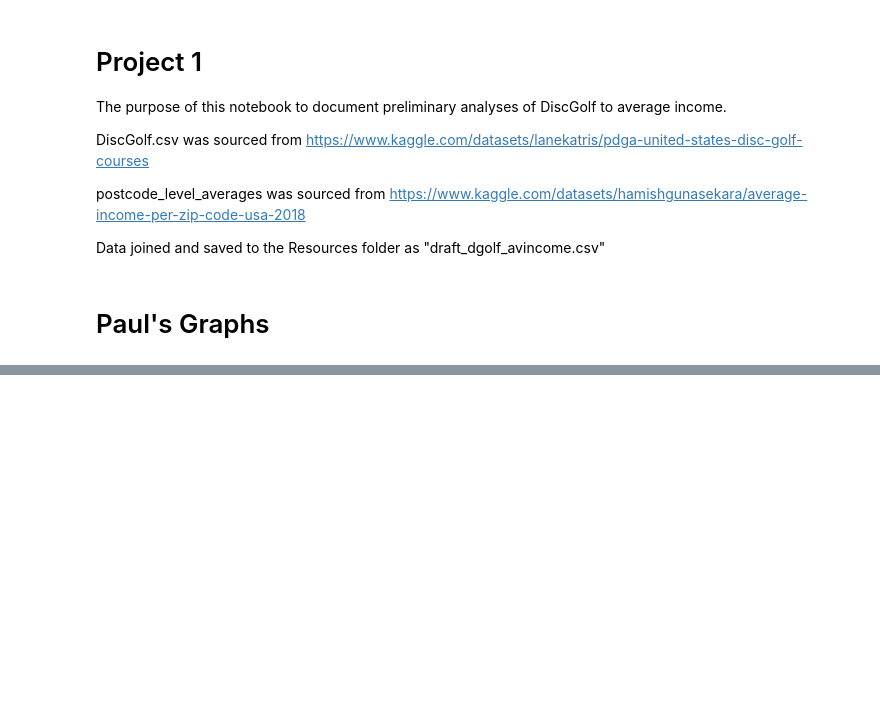
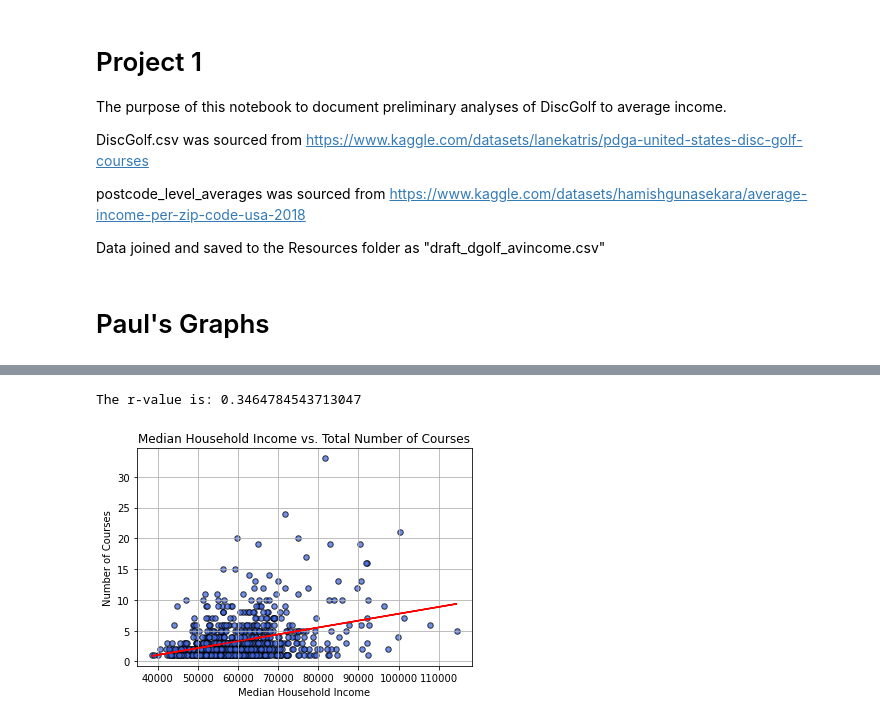
Before and after one commit to paulbrichta/Project-1, a Jupyter notebook: P1_data_analysis_Paul.ipynb, the cells around one changed output, grey strips where cells are left out. Saved outputs shown, nothing was run; the diff lists cells and outputs as text; code cells hidden in the pictures; blank space fills up the shorter version.

```diff
--- a/P1_data_analysis_Paul.ipynb
+++ b/P1_data_analysis_Paul.ipynb
@@ -244,0 +181,13 @@ import datetime
+# %%
+# Median Household Income vs. Number of Courses Analysis (MidWest)
+
+plot_graph(discgolf_mw_area_df["Median Household Income"],
+           discgolf_mw_area_df["Number of Courses"],
+           "Median Household Income vs. Total Number of Courses",
+           "Median Household Income",
+           "Number of Courses")
+
+plot_linreg(discgolf_mw_area_df["Median Household Income"], discgolf_mw_area_df["Number of Courses"])
+# %% [output]
+The r-value is: 0.3464784543713047
+[figure, added]
```
Also changed, not shown: parts of 41 cells of this notebook.
